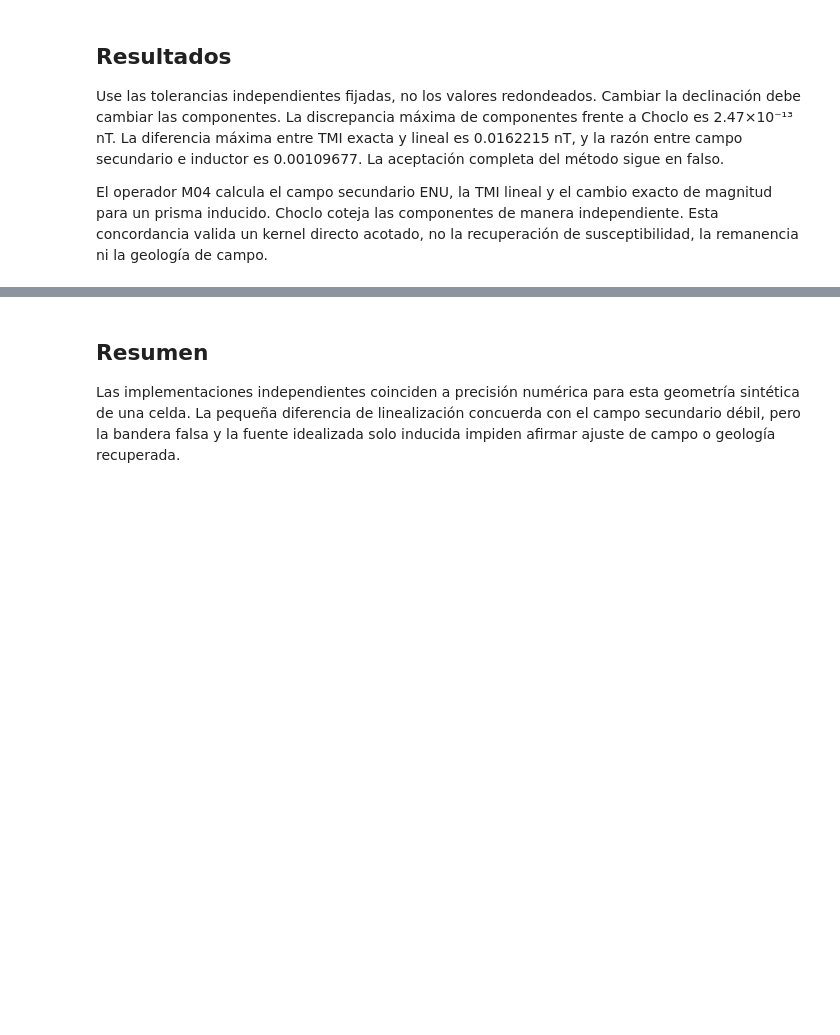
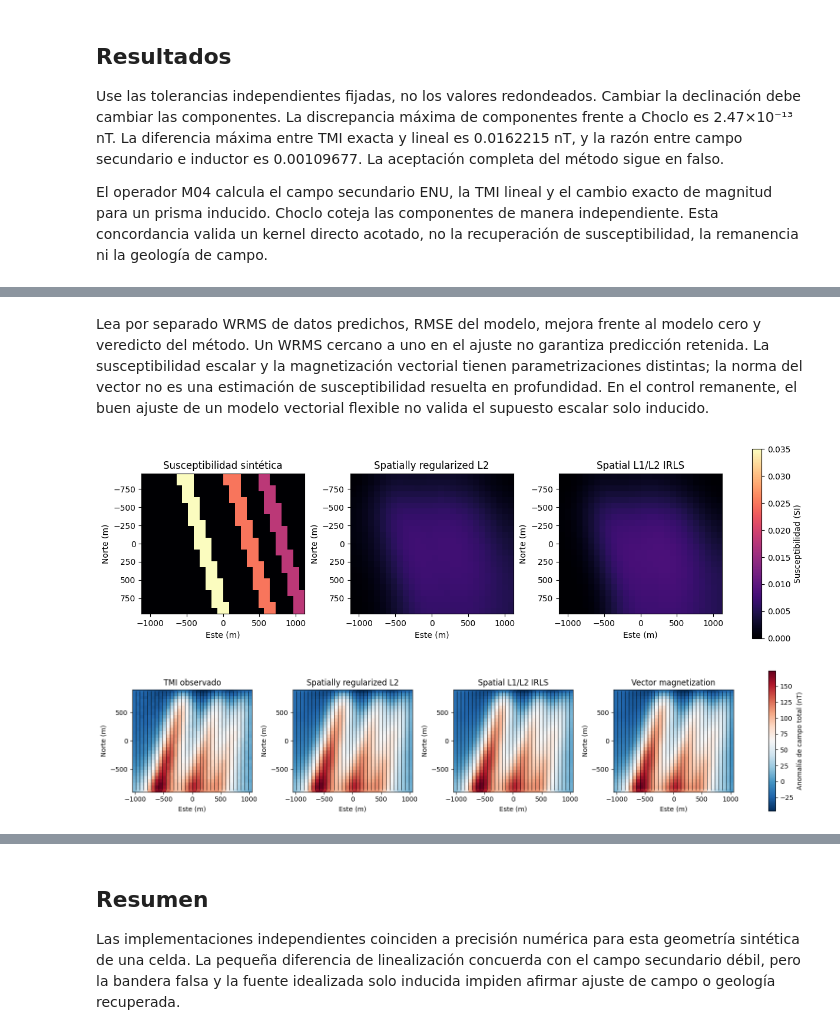
Before and after one commit to fsantibanezleal/CAOS_Geophysics, a Jupyter notebook: notebooks/es/03-magnetics/03-m04-induced-prism-forward.ipynb, the cells around one changed output, grey strips where cells are left out. Drawn from its saved outputs; the diff is of its cells as text; code cells hidden in the pictures; blank space fills up the shorter version.

```diff
--- a/notebooks/es/03-magnetics/03-m04-induced-prism-forward.ipynb
+++ b/notebooks/es/03-magnetics/03-m04-induced-prism-forward.ipynb
@@ -211,0 +252,30 @@ El operador M04 calcula el campo secundario ENU, la TMI lineal y el cambio exact
+# %% [markdown]
+Lea por separado WRMS de datos predichos, RMSE del modelo, mejora frente al modelo cero y veredicto del método. Un WRMS cercano a uno en el ajuste no garantiza predicción retenida. La susceptibilidad escalar y la magnetización vectorial tienen parametrizaciones distintas; la norma del vector no es una estimación de susceptibilidad resuelta en profundidad. En el control remanente, el buen ajuste de un modelo vectorial flexible no valida el supuesto escalar solo inducido.
+# %%
+# Compare cortes de susceptibilidad y mapas TMI observados / predichos.
+truth = np.asarray(magnetic_inverse["truth"]).reshape(magnetic_shape)
+z_index = magnetic_shape[0] // 2
+models = [("Susceptibilidad sintética", truth)] + [(magnetic_methods[key]["name"], np.asarray(magnetic_methods[key]["model"]).reshape(magnetic_shape)) for key in ("l2", "irls")]
+limit = max(float(np.max(np.abs(volume[z_index]))) for _, volume in models)
+fig, axes = plt.subplots(1, 3, figsize=(12, 4), constrained_layout=True)
+for ax, (title, volume) in zip(axes, models):
+    image = ax.imshow(volume[z_index], origin="upper", cmap="magma", vmin=0, vmax=limit, extent=(-1120, 1120, 960, -960), aspect="equal")
+    ax.set(title=title, xlabel="Este (m)", ylabel="Norte (m)")
+fig.colorbar(image, ax=axes, label="Susceptibilidad (SI)", shrink=.82)
+plt.show()
+
+survey = magnetic_inverse["survey"]
+shape = tuple(survey["shape"])
+active = np.asarray(survey["active"], dtype=bool).reshape(shape)
+observed = np.asarray(survey["observed"]).reshape(shape)
+fig, axes = plt.subplots(1, 4, figsize=(15, 3.7), constrained_layout=True)
+fields = [("TMI observado", observed)] + [(magnetic_methods[key]["name"], np.asarray(magnetic_methods[key]["predicted"]).reshape(shape)) for key in ("l2", "irls", "vector")]
+for ax, (title, field) in zip(axes, fields):
+    image = ax.imshow(field, origin="lower", cmap="RdBu_r", extent=(-1050, 1050, -900, 900), aspect="equal")
+    ax.contour(active, levels=[.5], colors="black", linewidths=.6, origin="lower", extent=(-1050, 1050, -900, 900))
+    ax.set(title=title, xlabel="Este (m)", ylabel="Norte (m)")
+fig.colorbar(image, ax=axes, label="Anomalía de campo total (nT)", shrink=.82)
+plt.show()
+# %% [output]
+[figure, added]
+[figure, added]
```
Also changed, not shown: parts of 3 cells of this notebook, 15 other files.
